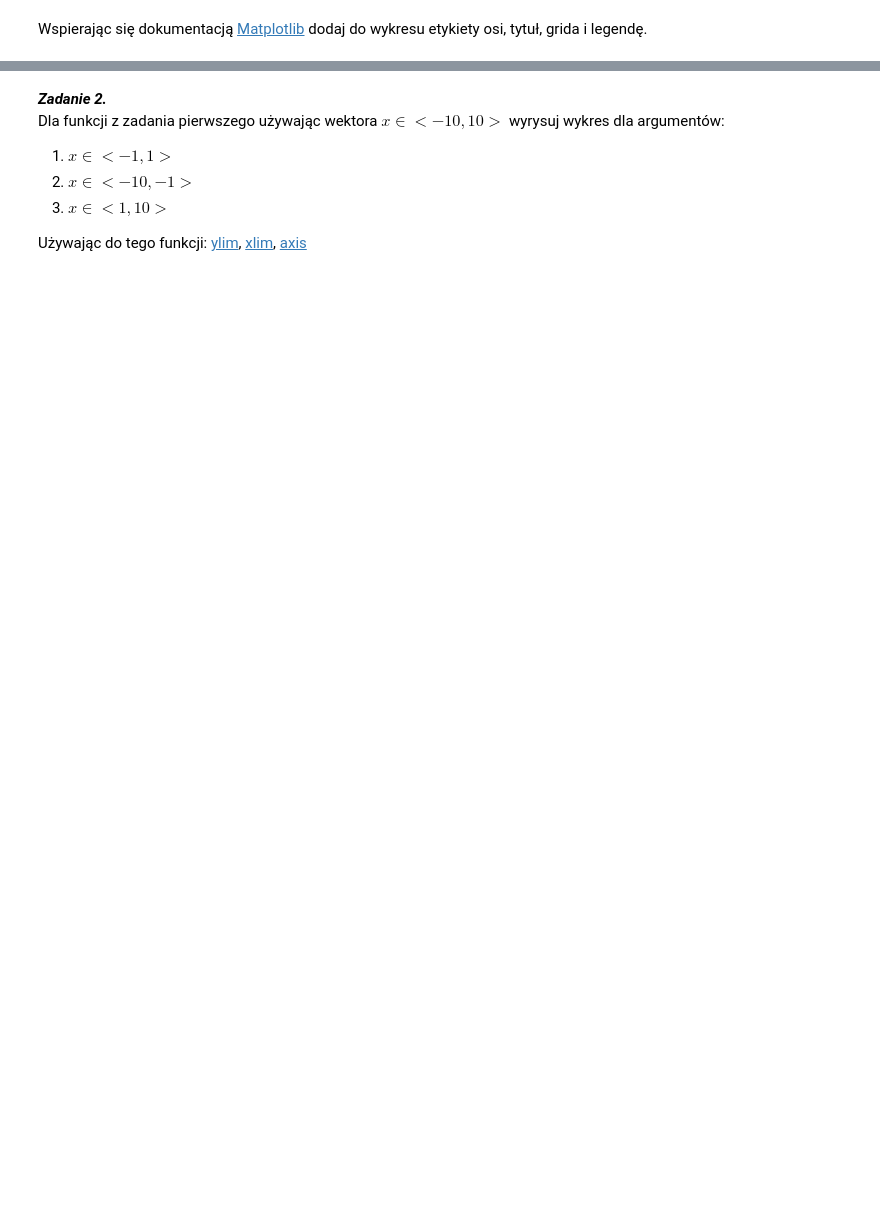
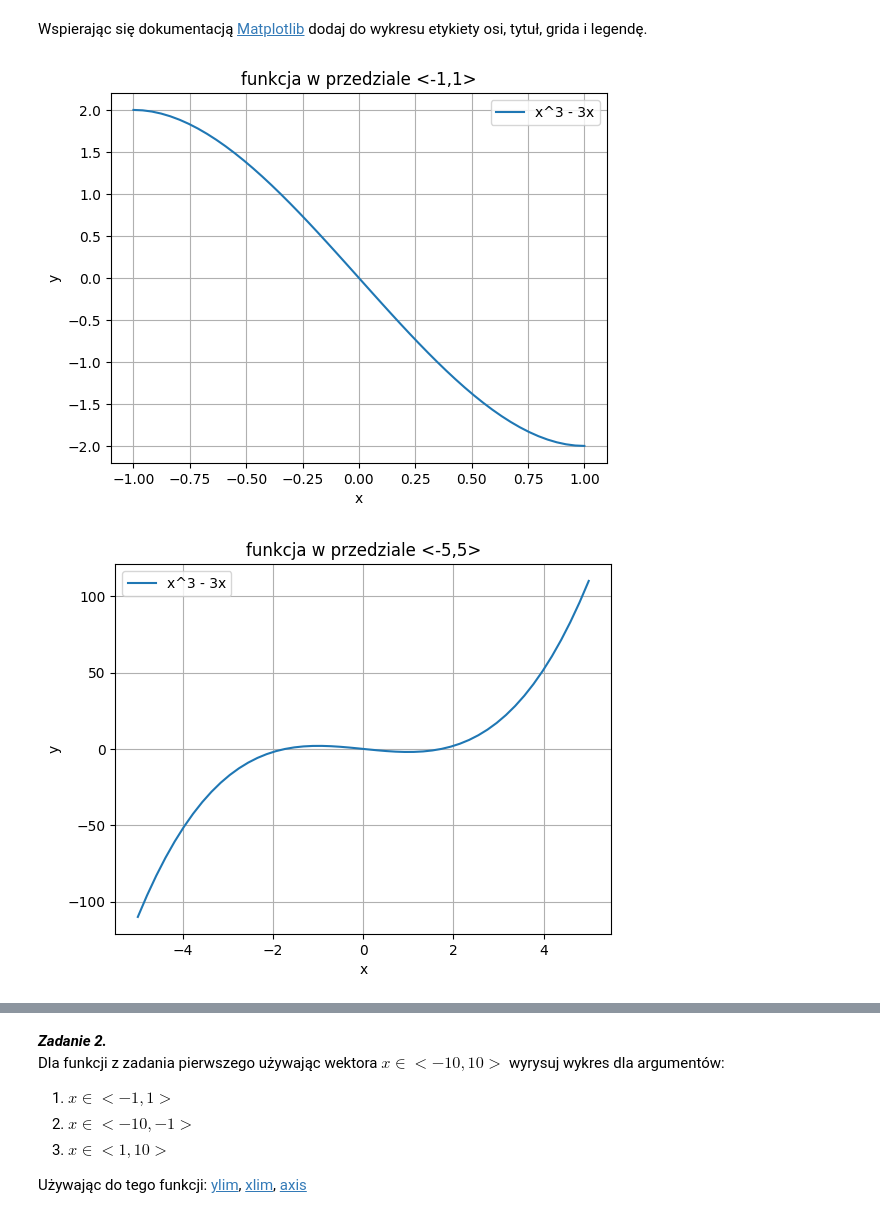
Before and after one commit to KAIR-ISZ-MN-2023-RM/laboratorium-2-igorsiata, a Jupyter notebook: sprawozdanie.ipynb, the cells around one changed output, grey strips where cells are left out. Cells and saved outputs as stored; diff of their text form; code cells hidden in the pictures; blank space fills up the shorter version.

```diff
--- a/sprawozdanie.ipynb
+++ b/sprawozdanie.ipynb
@@ -31,2 +31,17 @@ plt.show()
 # %% [markdown]
 Wspierając się dokumentacją [Matplotlib](https://matplotlib.org/) dodaj do wykresu etykiety osi, tytuł, grida i legendę.
+# %%
+func = lambda x : x**3 - 3*x
+x_tbl = (np.linspace(-1,1), np.linspace(-5,5), np.linspace(0,5))
+titles = ('funkcja w przedziale <-1,1>', 'funkcja w przedziale <-5,5>', 'funkcja w przedziale <0,5>')
+for i in range(3):
+    plt.plot(x_tbl[i],func(x_tbl[i]), label = 'x^3 - 3x')
+    plt.grid()
+    plt.legend()
+    plt.xlabel('x')
+    plt.ylabel('y')
+    plt.title(titles[i])
+    plt.show()
+# %% [output]
+[figure, added]
+[figure, added]
```
Also changed, not shown: parts of 5 cells of this notebook.
